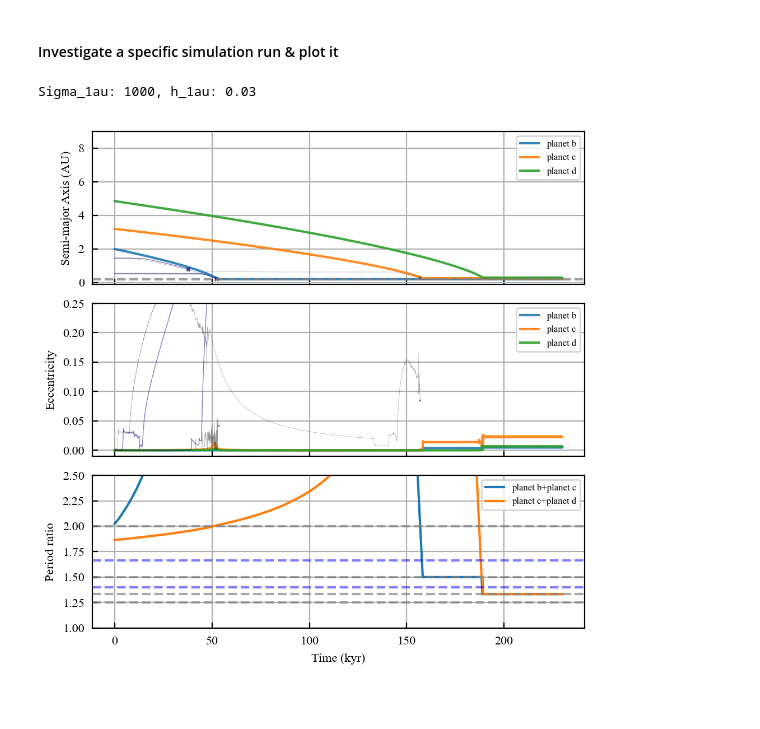
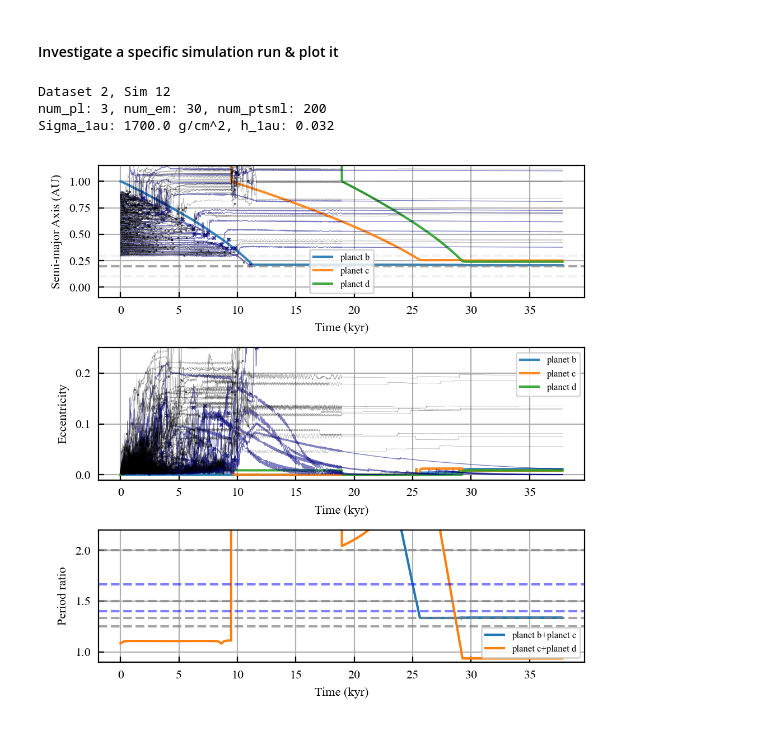
Before and after one commit to dchen10Git/uh-ifa-reu-2026, a Jupyter notebook: pilot.ipynb, the cells around one changed output. Drawn from its saved outputs; the diff is of its cells as text; code cells hidden in the pictures.

```diff
--- a/pilot.ipynb
+++ b/pilot.ipynb
@@ -104,26 +90,16 @@ outcome_df = outcome_df.sort_values(by='sim_id')
 # %% [markdown]
 #### Investigate a specific simulation run & plot it
 # %%
-sim_id = 0
+dataset_id = 2
+sim_id = 12
 base_dir = Path.cwd()
 file_path = base_dir.parent / f"sim_results/dataset{dataset_id}" / f"sim{sim_id}.h5"
-
-row = outcome_df.loc[outcome_df["sim_id"] == sim_id].iloc[0]
-
 saved_sim = reb_sims.load_simulation_run(file_path)
-sim_data = saved_sim[0]
-m_star = saved_sim[1]['m_star']
-rock_names = saved_sim[1]['rock_names']
-
+sim_data, metadata = saved_sim
+m_star = metadata['m_star']
+rock_names = metadata['rock_names']
 rocks = {p: sim_data[p] for p in rock_names}
-
-num_pl, num_em, num_ptsml = saved_sim[1]['num_pl'], saved_sim[1]['num_em'], saved_sim[1]['num_ptsml']
-
-# Example usage
-# print(saved_sim[1]['m_star'])
-# print(planets['b'][:5])
-# print(planets['b']['a'][:5])
-# print(planets['b'].attrs["planet_name"])
+num_pl, num_em, num_ptsml = metadata['num_pl'], metadata['num_em'], metadata['num_ptsml']
 
 # === PLOTTING ===
 
@@ -152,9 +128,8 @@ def plot_system(sim_data, num_pl, num_em, num_ptsml, t_units='kyr'):
     # could also try plotting log
 
     times = sim_data[0]['planet b']['time']
-    planet_names = list(sim_data[0].keys())
 
-    fig, (ax1, ax2, ax3) = plt.subplots(3, 1, sharex=True)
+    fig, (ax1, ax2, ax3) = plt.subplots(3, 1)
     fig.set_figwidth(5)
     fig.set_figheight(5)
 
@@ -202,45 +177,52 @@ def plot_system(sim_data, num_pl, num_em, num_ptsml, t_units='kyr'):
     ax1.set_ylabel("Semi-major Axis (AU)")
     ax2.set_ylabel("Eccentricity")
     ax3.set_ylabel("Period ratio")
+    ax1.set_xlabel("Time (kyr)")
+    ax2.set_xlabel("Time (kyr)")
     ax3.set_xlabel("Time (kyr)")
 
-    ax1.set_ylim(-0.1,9)
+    ax1.set_ylim(-0.1,1.15*sim_data[0]['planet b']["a"][0])
     ax2.set_ylim(-0.01,0.25)
-    ax3.set_ylim(1,2.5)
+    ax3.set_ylim(0.9,2.2)
 
     # Plot ide location & width
     try:
         ax1.axhline(sim_data[1]["ide_position"], color='gray', ls='--', alpha=0.7)
         ax1.axhline(sim_data[1]["ide_position"] - sim_data[1]["ide_width"], color='gray', ls='--', alpha=0.1)
         ax1.axhline(sim_data[1]["ide_position"] + sim_data[1]["ide_width"], color='gray', ls='--', alpha=0.1)
     except:
         pass
 
     ax1.legend(fontsize=6); ax2.legend(fontsize=6); ax3.legend(fontsize=6)
     ax1.grid(True); ax2.grid(True); ax3.grid(True)
 
     # Add horizontal lines for resonances
-    resonances_1 = [2/1, 3/2, 4/3, 5/4]
-    resonances_2 = [3/1, 5/3, 7/5]
-    resonances_3 = [4/1, 5/2, 7/4, 8/5]
-    for r in resonances_1:
+    first_res = [2/1, 3/2, 4/3, 5/4]
+    second_res = [3/1, 5/3, 7/5]
+    third_res = [4/1, 5/2, 7/4, 8/5]
+
+    for r in first_res:
         ax3.axhline(r, color='gray', ls='--', alpha=0.7)
-    for r in resonances_2:
+    for r in second_res:
         ax3.axhline(r, color='blue', ls='--', alpha=0.5)
-    # for r in resonances_3:
+    # for r in third_res:
     #     ax3.axhline(r, color='red', ls='--', alpha=0.5)
 
     fig.subplots_adjust(hspace=0)
 
     # plt.suptitle("Orbital Evolution")
     plt.tight_layout(); plt.show()
     # plt.savefig("orbital_evo.svg", bbox_inches="tight")
 
-print(f"Sigma_1au: {saved_sim[1]['Sigma_1au']}, h_1au: {saved_sim[1]['h_1au']}")
+print(f"Dataset {dataset_id}, Sim {sim_id}")
+print(f"num_pl: {metadata['num_pl']}, num_em: {metadata['num_em']}, num_ptsml: {metadata['num_ptsml']}")
+print(f"Sigma_1au: {metadata['Sigma_1au']} g/cm^2, h_1au: {metadata['h_1au']:.3f}")
 
 %matplotlib widget
 plot_system(saved_sim, num_pl, num_em, num_ptsml)
 # %% [output]
-Sigma_1au: 1000, h_1au: 0.03
+Dataset 2, Sim 12
+num_pl: 3, num_em: 30, num_ptsml: 200
+Sigma_1au: 1700.0 g/cm^2, h_1au: 0.032
-[figure, old version]
+[figure, new version]
 # %%
```
Also changed, not shown: parts of 8 cells of this notebook, 2 other files.
